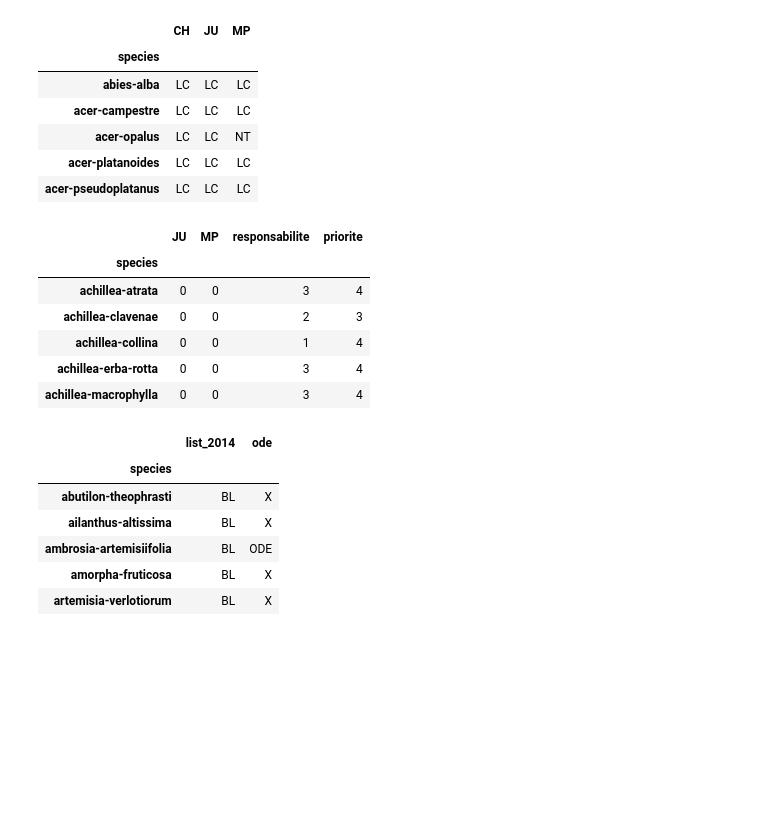
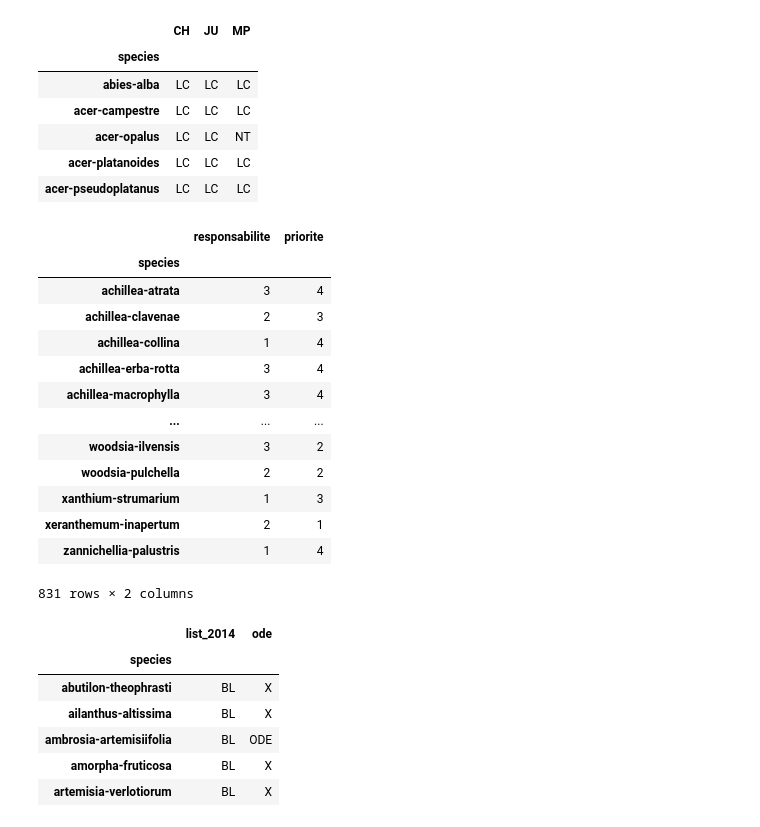
Before and after one commit to thorerismann/flora-buckets, a Jupyter notebook: species_watch_lists.ipynb, the cells around one changed output. Cells and saved outputs as stored; diff of their text form; code cells hidden in the pictures; blank space fills up the shorter version.

```diff
--- a/species_watch_lists.ipynb
+++ b/species_watch_lists.ipynb
@@ -133,15 +133,23 @@ redlist.head()
 | acer-platanoides | LC | LC | LC |
 | acer-pseudoplatanus | LC | LC | LC |
 # %%
-priority.head()
+priority = priority[["responsabilite", "priorite"]].copy()
+priority
 # %% [output]
-|  | JU | MP | responsabilite | priorite |
-| species |  |  |  |  |
-| achillea-atrata | 0 | 0 | 3 | 4 |
-| achillea-clavenae | 0 | 0 | 2 | 3 |
-| achillea-collina | 0 | 0 | 1 | 4 |
-| achillea-erba-rotta | 0 | 0 | 3 | 4 |
-| achillea-macrophylla | 0 | 0 | 3 | 4 |
+|  | responsabilite | priorite |
+| species |  |  |
+| achillea-atrata | 3 | 4 |
+| achillea-clavenae | 2 | 3 |
+| achillea-collina | 1 | 4 |
+| achillea-erba-rotta | 3 | 4 |
+| achillea-macrophylla | 3 | 4 |
+| ... | ... | ... |
+| woodsia-ilvensis | 3 | 2 |
+| woodsia-pulchella | 2 | 2 |
+| xanthium-strumarium | 1 | 3 |
+| xeranthemum-inapertum | 2 | 1 |
+| zannichellia-palustris | 1 | 4 |
+831 rows × 2 columns
 # %%
 invdata.head()
 # %% [output]
```
Also changed, not shown: parts of 56 cells of this notebook, 4 other files.
